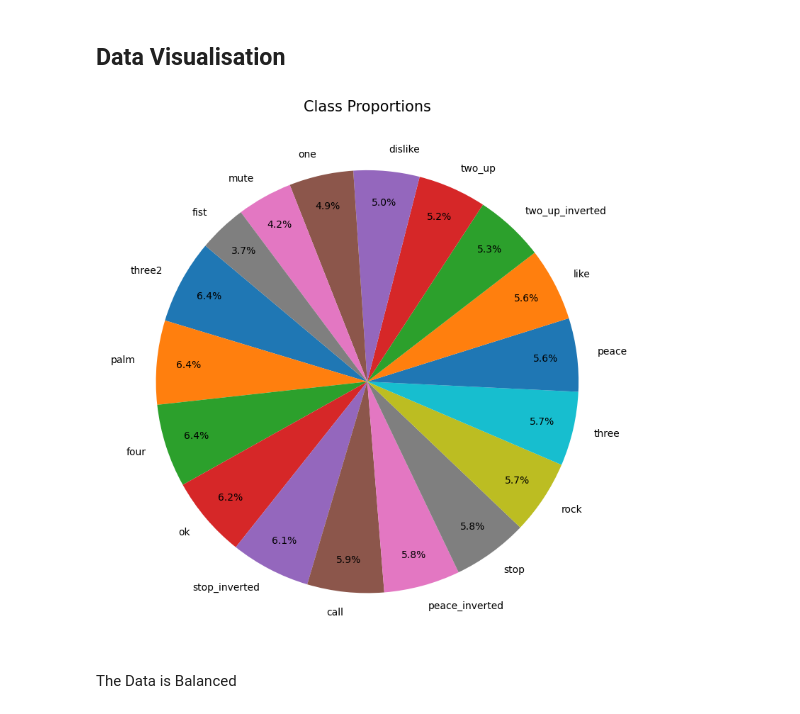
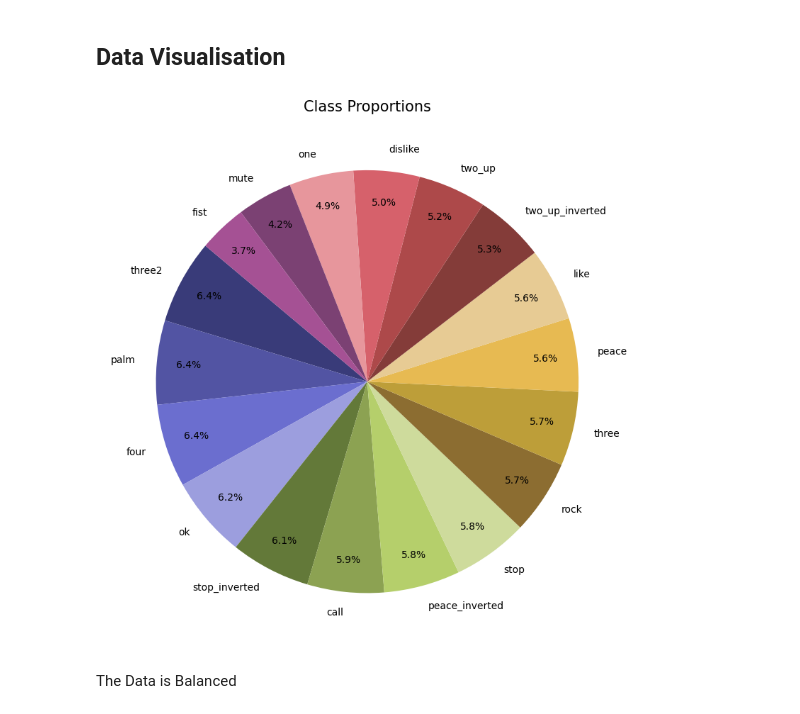
Before and after one commit to KhalidAhmed1/Hand-Gesture-Classification, a Jupyter notebook: Hand_Gesture_Classification.ipynb, the cells around one changed output. Drawn from its saved outputs; the diff is of its cells as text; code cells hidden in the pictures.

```diff
--- a/Hand_Gesture_Classification.ipynb
+++ b/Hand_Gesture_Classification.ipynb
@@ -66,18 +66,20 @@ Name: count, dtype: int64
 ## Data Visualisation
 # %%
 counts = landmarks['label'].value_counts()
+colors = plt.cm.tab20b(range(len(counts)))
 plt.figure(figsize=(8, 8))
 plt.pie(counts.values,
         labels=counts.index,
         autopct='%1.1f%%',
         startangle=140,
-        pctdistance=0.85)
+        pctdistance=0.85,
+        colors=colors)
 
 plt.title('Class Proportions', fontsize=15)
 plt.tight_layout()
 plt.show()
 # %% [output]
-[figure, old version]
+[figure, new version]
 # %% [markdown]
 The Data is Balanced
 # %%
```
Also changed, not shown: parts of 14 cells of this notebook.
